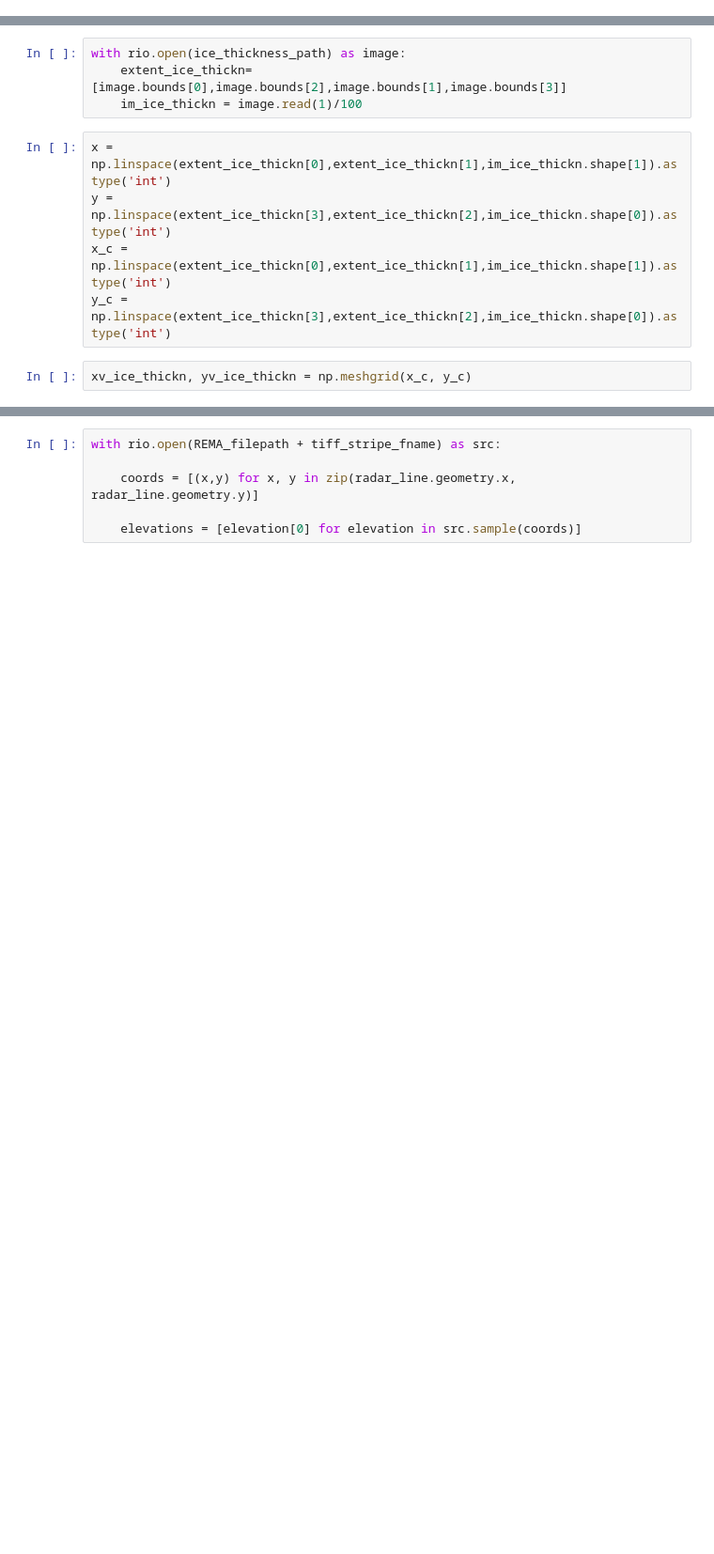
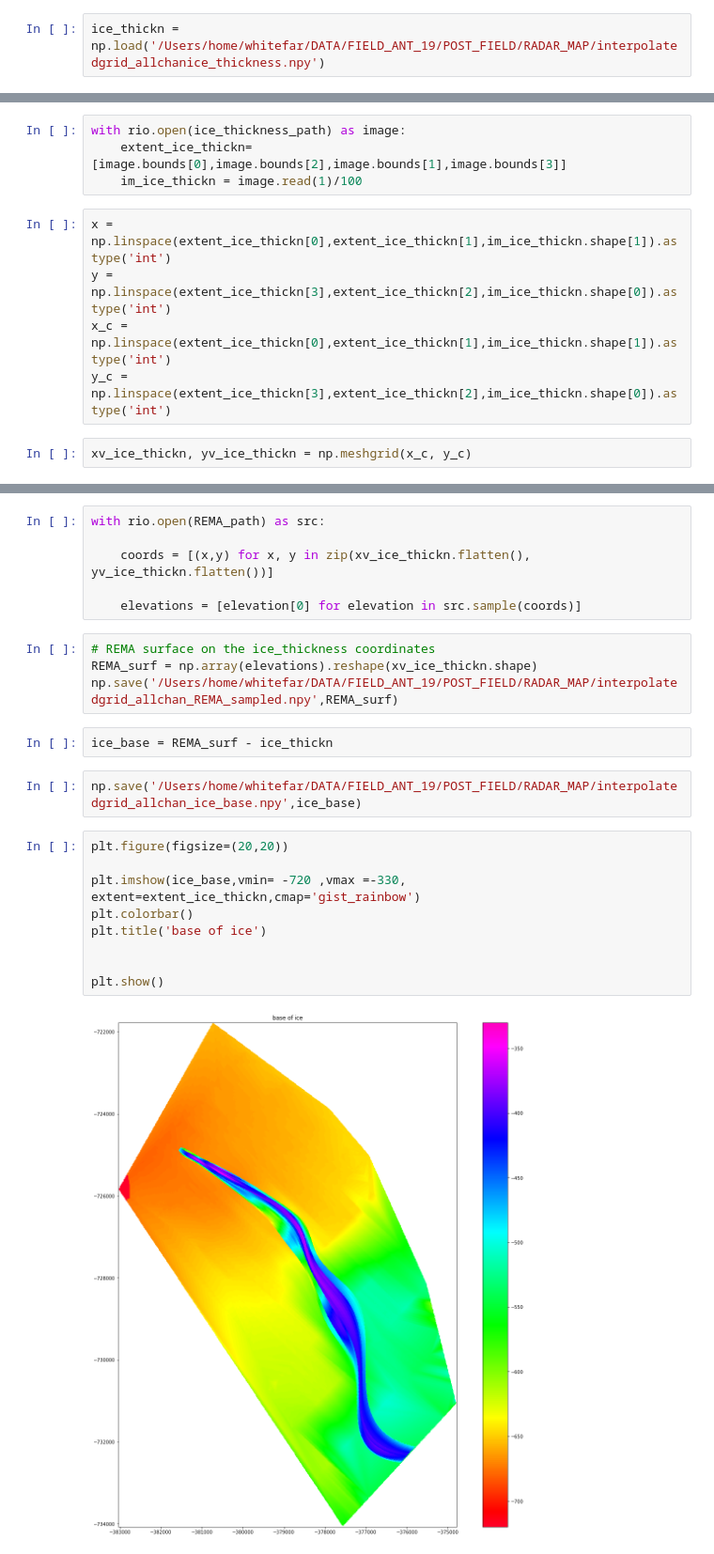
Before and after one commit to arrran/PhD_data_chapter, a Jupyter notebook: Jupyter/RADAR/RADAR_MAP/31_RADAR_grid_make_tiff_of_ice_base.ipynb, the cells around one changed output, grey strips where cells are left out. Shown at 94% size. Saved outputs shown, nothing was run; the diff lists cells and outputs as text; blank space fills up the shorter version.

```diff
--- a/Jupyter/RADAR/RADAR_MAP/31_RADAR_grid_make_tiff_of_ice_base.ipynb
+++ b/Jupyter/RADAR/RADAR_MAP/31_RADAR_grid_make_tiff_of_ice_base.ipynb
@@ -31,4 +34,6 @@ bed_gdf = gpd.read_file('/Volumes/arc_04/FIELD_DATA/K8621920/RES/PROCESSED_LINES
 # %%
 ice_thickness_path = '/Users/home/whitefar/DATA/FIELD_ANT_19/POST_FIELD/RADAR_MAP/thickness_line2line.tif'
 REMA_path = '/Volumes/arc_02/whitefar/DATA/REMOTE_SENSING/REMA_STRIPES/SETSM_WV01_20161109_1020010058134D00_10200100576C9100_seg1_2m_v1.0_dem.tif'
+# %%
+ice_thickn = np.load('/Users/home/whitefar/DATA/FIELD_ANT_19/POST_FIELD/RADAR_MAP/interpolatedgrid_allchanice_thickness.npy')
 # %% [markdown]
@@ -47,6 +57,25 @@ xv_ice_thickn, yv_ice_thickn = np.meshgrid(x_c, y_c)
 # %%
-with rio.open(REMA_filepath + tiff_stripe_fname) as src:
+with rio.open(REMA_path) as src:
 
-    coords = [(x,y) for x, y in zip(radar_line.geometry.x, radar_line.geometry.y)]
+    coords = [(x,y) for x, y in zip(xv_ice_thickn.flatten(), yv_ice_thickn.flatten())]
 
     elevations = [elevation[0] for elevation in src.sample(coords)]
+# %%
+# REMA surface on the ice_thickness coordinates
+REMA_surf = np.array(elevations).reshape(xv_ice_thickn.shape)
+np.save('/Users/home/whitefar/DATA/FIELD_ANT_19/POST_FIELD/RADAR_MAP/interpolatedgrid_allchan_REMA_sampled.npy',REMA_surf)
+# %%
+ice_base = REMA_surf - ice_thickn
+# %%
+np.save('/Users/home/whitefar/DATA/FIELD_ANT_19/POST_FIELD/RADAR_MAP/interpolatedgrid_allchan_ice_base.npy',ice_base)
+# %%
+plt.figure(figsize=(20,20))
+
+plt.imshow(ice_base,vmin= -720 ,vmax =-330,  extent=extent_ice_thickn,cmap='gist_rainbow')
+plt.colorbar()
+plt.title('base of ice')
+
+
+plt.show()
+# %% [output]
+[figure, added]
```
Also changed, not shown: parts of 15 cells of this notebook, 5 other files.
